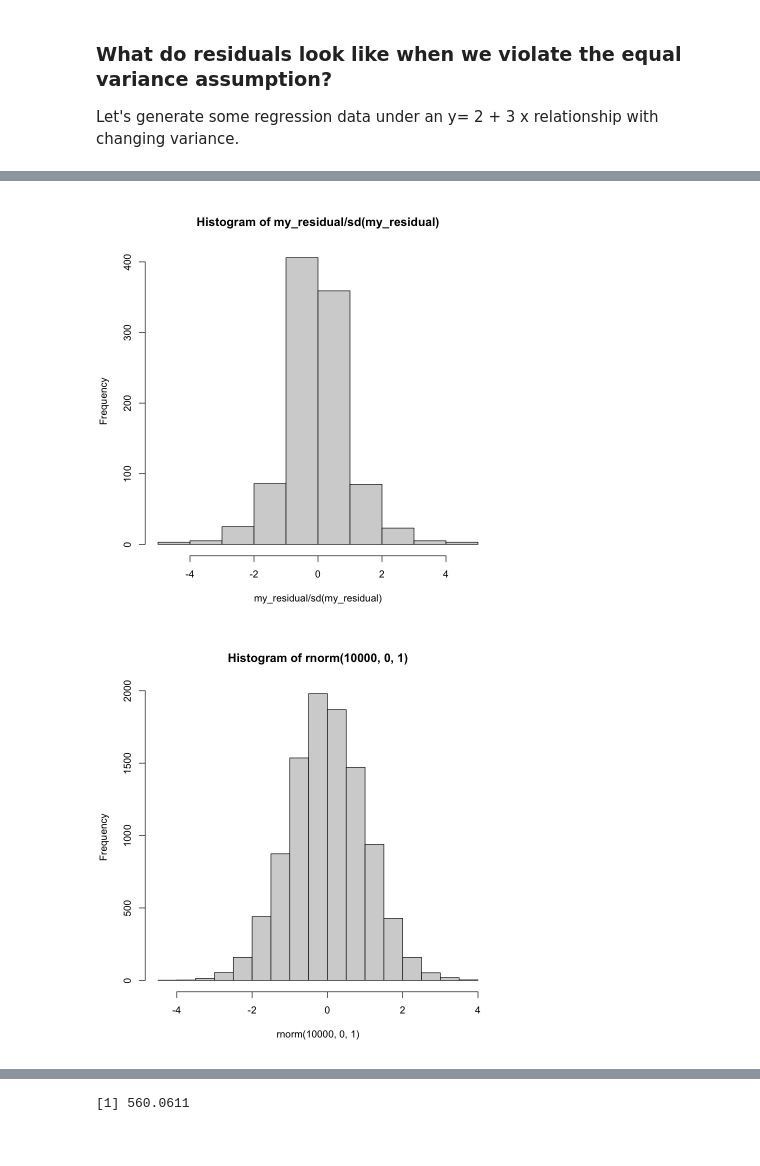
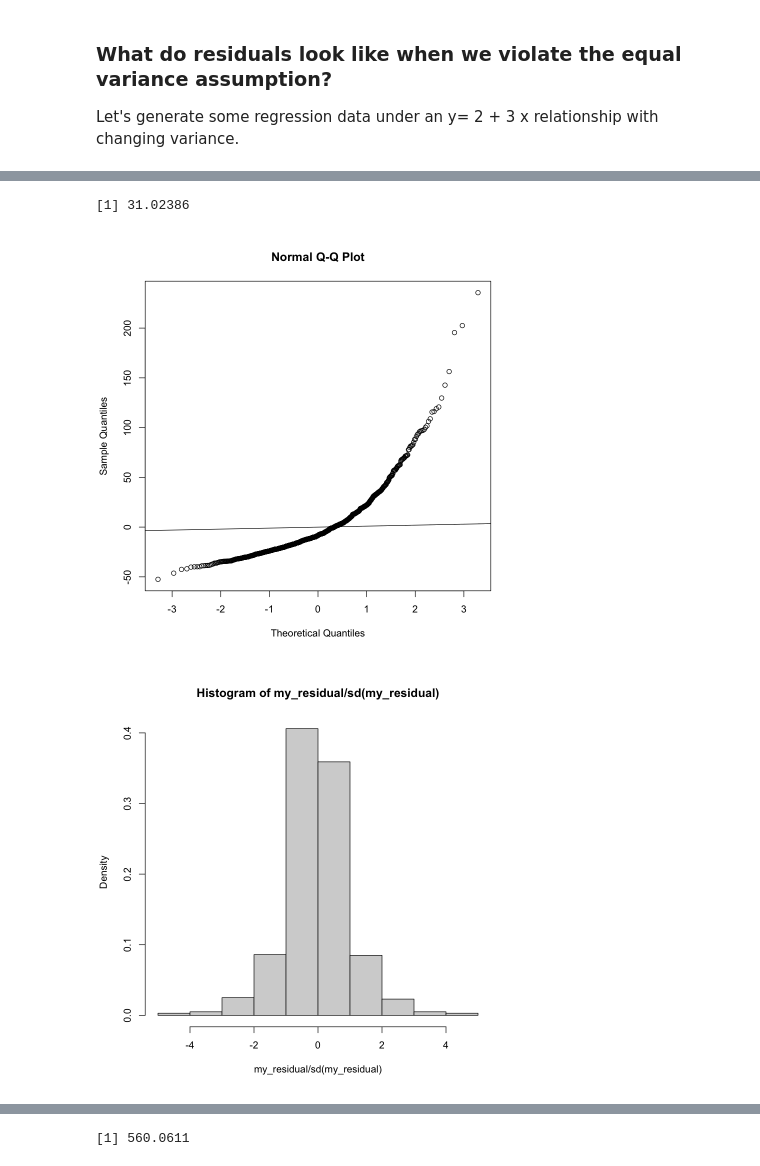
Before and after one commit to computationalUncertaintyLab/2021F_AlgLabII, a Jupyter notebook: lab08/Lab08.ipynb, the cells around one changed output, grey strips where cells are left out. Cells and saved outputs as stored; diff of their text form; code cells hidden in the pictures.

```diff
--- a/lab08/Lab08.ipynb
+++ b/lab08/Lab08.ipynb
@@ -54,7 +98,12 @@ plot(x,y)
 # %%
-my_residual <- residuals(lm(y~x))
-hist(my_residual/sd(my_residual))
-hist(rnorm(10000,0,1))
+my_residuals <- residuals(lm(y~x))
+qqnorm(my_residuals)
+abline(a=0,b=1)
+summary(lm(y~x))$sigma
+
+hist(my_residual/sd(my_residual),probability = TRUE)
+hist(rnorm(10000,0,1),probability = TRUE)
 # %% [output]
+[1] 31.02386
-[figure, old version]
+[figure, new version]
-[figure, old version]
+[figure, new version]
```
Also changed, not shown: parts of 14 cells of this notebook, 4 other files.
